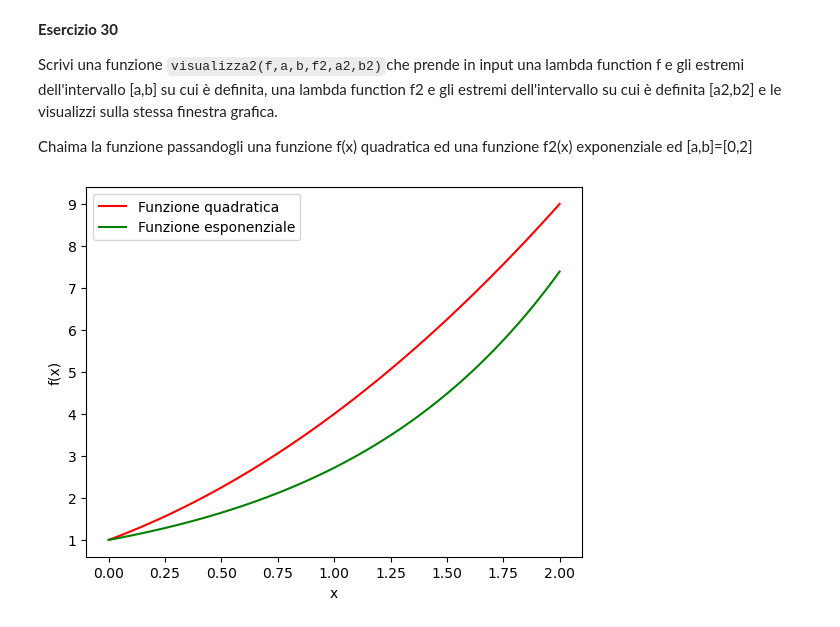
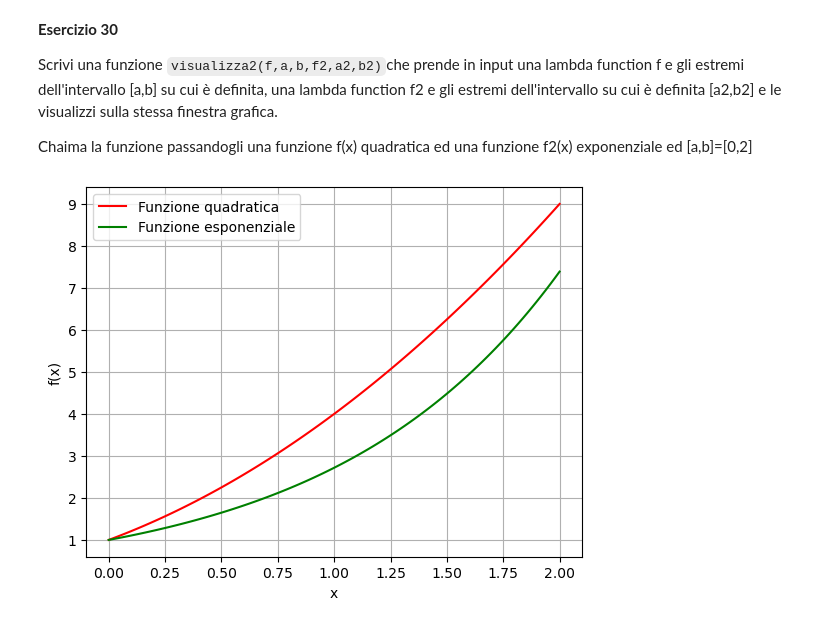
Before and after one commit to Giock24/Metodi-Numerici-Lab, a Jupyter notebook: Lezione 3/Esercitazione3.ipynb, the cells around one changed output. Saved outputs shown, nothing was run; the diff lists cells and outputs as text; code cells hidden in the pictures.

```diff
--- a/Lezione 3/Esercitazione3.ipynb
+++ b/Lezione 3/Esercitazione3.ipynb
@@ -634,22 +634,22 @@ Chaima la funzione passandogli  una funzione f(x) quadratica ed una funzione f2(
 # %%
 import matplotlib.pyplot as plt
 import math
 
 def visualizza2(func,a,b,func2,a2,b2):
     x = np.linspace(a,b,100)
 
     plt.plot(x,func(x),'r')
     plt.plot(x, func2(x), 'g')
-    plt.grid(False)
+    plt.grid(True)
     plt.xlabel("x")
     plt.ylabel("f(x)")
     plt.legend(["Funzione quadratica","Funzione esponenziale"])
     plt.show()
 
 # per scrivere il pi greco = math.pi
 f = lambda x: x**2 + 2*x + 1
 f2 = lambda x: np.exp(x)
 a , b = 0 , 2
 visualizza2(f, a, b, f2, a, b)
 # %% [output]
-[figure, old version]
+[figure, new version]
```
Also changed, not shown: parts of 1 cell of this notebook.
